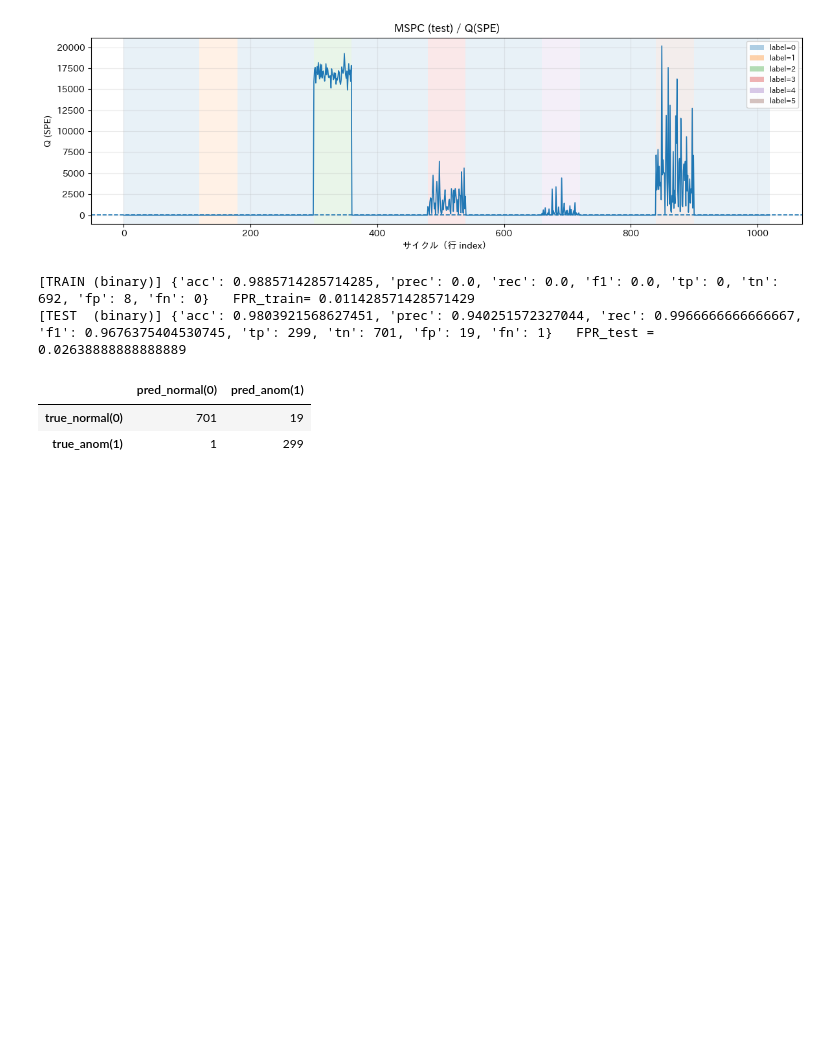
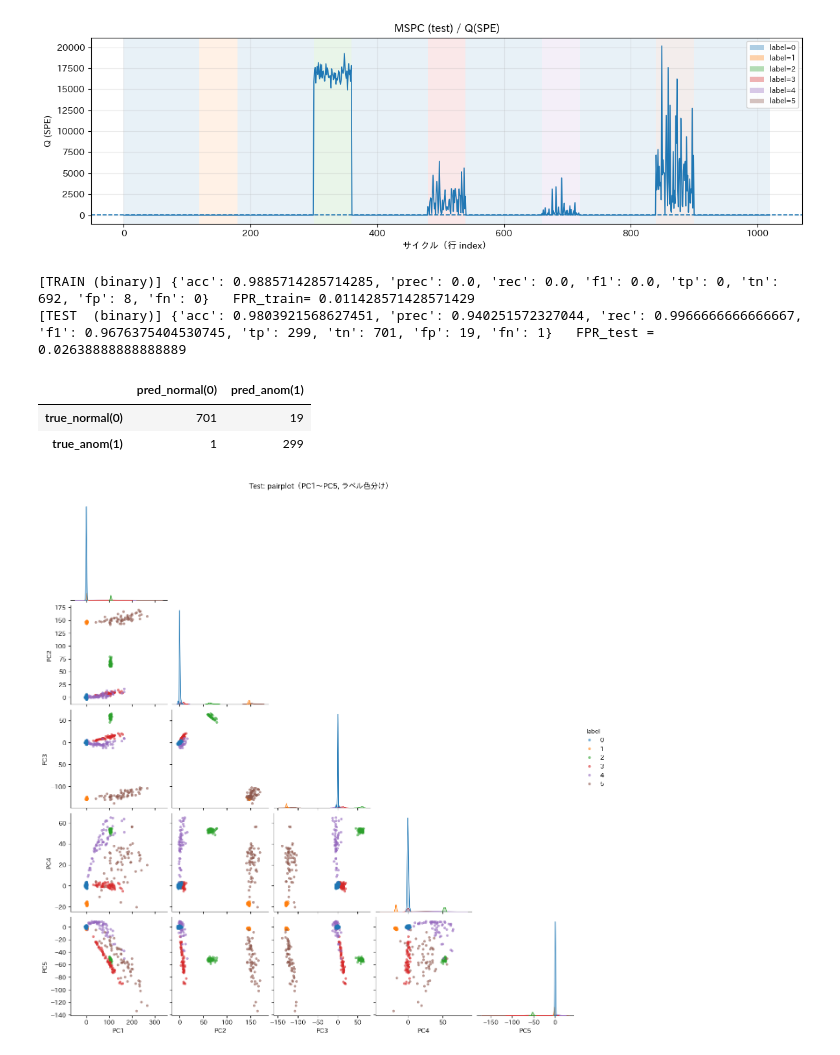
Before and after one commit to pal20010116/mystudy_alibi, a Jupyter notebook: notebooks/ドリフト検出/note用/周期的波形の特徴量の算出_不等間隔/test_5_ビン化+特徴量+MSPC(PCA).ipynb, the cells around one changed output. Cells and saved outputs as stored; diff of their text form; code cells hidden in the pictures; blank space fills up the shorter version.

```diff
--- a/notebooks/ドリフト検出/note用/周期的波形の特徴量の算出_不等間隔/test_5_ビン化+特徴量+MSPC(PCA).ipynb
+++ b/notebooks/ドリフト検出/note用/周期的波形の特徴量の算出_不等間隔/test_5_ビン化+特徴量+MSPC(PCA).ipynb
@@ -2397,3 +2418,40 @@ cm
 |  | pred_normal(0) | pred_anom(1) |
 | true_normal(0) | 701 | 19 |
 | true_anom(1) | 1 | 299 |
+# %%
+# ============================================================
+# 4-5) testデータ：主成分空間で散布図（PC軸） + seaborn pairplot（ラベル色分け）
+#   前提：df_te, Xte_s, pca が既にある（前のセルを実行済み）
+# ============================================================
+
+import numpy as np
+import pandas as pd
+import matplotlib.pyplot as plt
+import seaborn as sns
+
+# --- 1) test の主成分スコア（PC得点） ---
+T_te = pca.transform(Xte_s)  # (N_test, A)
+
+pc_cols = [f"PC{i+1}" for i in range(T_te.shape[1])]
+df_pc_te = pd.DataFrame(T_te, columns=pc_cols)
+
+# hue をカテゴリ扱いにする（連続値扱いを避ける）
+df_pc_te["label"] = df_te["label"].astype(int).astype(str)
+
+
+# --- 4) seaborn pairplot（重いので表示するPC数を制限） ---
+PAIR_K = int(min(5, T_te.shape[1]))  # 例：最大5主成分まで
+pair_cols = [f"PC{i+1}" for i in range(PAIR_K)]
+
+sns.pairplot(
+    df_pc_te[pair_cols + ["label"]],
+    hue="label",
+    corner=True,
+    plot_kws=dict(alpha=0.6, s=18, edgecolor="none"),
+    diag_kind='kde',
+    diag_kws=dict(fill=True)
+)
+plt.suptitle(f"Test: pairplot（PC1〜PC{PAIR_K}, ラベル色分け）", y=1.02)
+plt.show()
+# %% [output]
+[figure, added]
```
Also changed, not shown: parts of 4 cells of this notebook.
